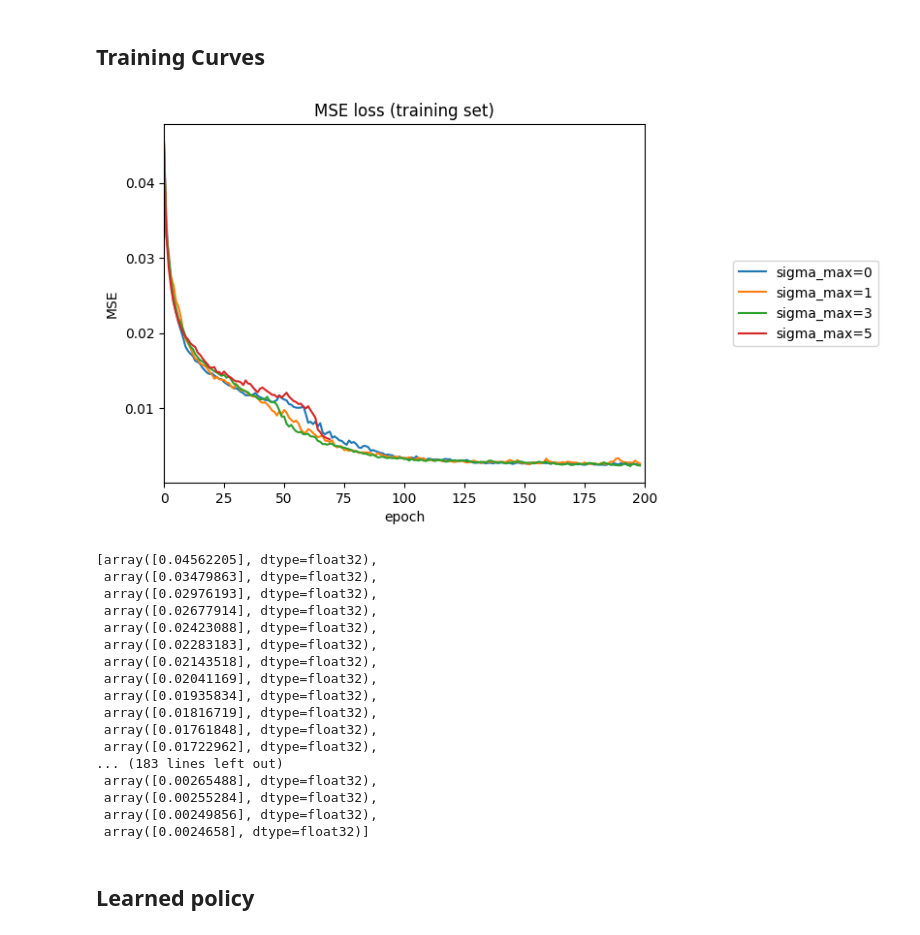
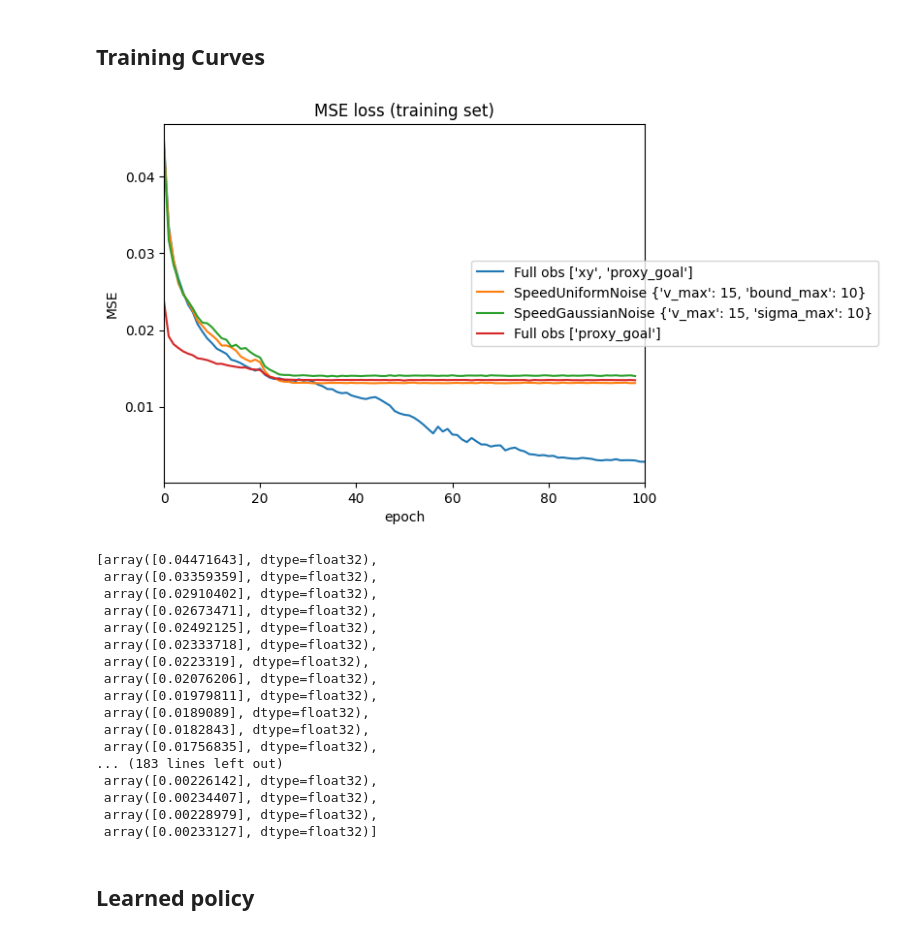
Before and after one commit to clemgris/imitation_gap_waymax, a Jupyter notebook: notebooks/vis_policy.ipynb, the cells around one changed output. Cells and saved outputs as stored; diff of their text form; code cells hidden in the pictures.

```diff
--- a/notebooks/vis_policy.ipynb
+++ b/notebooks/vis_policy.ipynb
@@ -52,7 +51,7 @@ from utils.viz import plot_observation_with_mask, plot_observation_with_goal
 load_folder = '/data/draco/cleain/imitation_gap_waymax/logs'
 expe_num_list = [
                 #  '20240209_172010', # full obs
-                #  '20240221_162658', # full obs (with new dataloader)
+                 '20240221_162658', # full obs (with new dataloader)
 
                 #  '20240216_174011', # r=20 alpha=pi/8
                 #  '20240216_222155', # r=20 alpha=pi/4
@@ -84,10 +83,15 @@ expe_num_list = [
                 # '20240221_091940', # r=100 alpha=pi
                 # '20240221_142503', # r=100 alpha=2*pi
 
-                '20240221_162536', # Gaussian noise sigma_max=0
-                '20240222_000858', # Gaussian noise sigma_max=1
-                '20240222_042658', # Gaussian noise sigma_max=3
-                '20240222_084617', # Gaussian noise sigma_max=5
+                # '20240221_162536', # Gaussian noise sigma_max=0
+                # '20240222_000858', # Gaussian noise sigma_max=1
+                # '20240222_042658', # Gaussian noise sigma_max=3
+                # '20240222_084617', # Gaussian noise sigma_max=5
+
+                '20240222_140648', # Uniform noise bound_max=10
+                '20240222_140537', # Gaussian noise sigma_max=10
+
+                '20240222_121936', # Only proxy goal
                  ]
 
 config_list = []
@@ -96,7 +100,7 @@ for expe_num in expe_num_list:
         config = json.load(file)
         config_list.append(config)
 
-n_epochs_list = [199] * (len(expe_num_list) - 1) + [70]
+n_epochs_list = [199] + [99] * (len(expe_num_list) - 1)
 # %% [markdown]
 ## Training Curves
 # %%
@@ -126,41 +130,40 @@ for ii, training_dict in enumerate(training_dict_list):
 # %%
 import matplotlib.pyplot as plt
 
 for ii, (X, losses) in enumerate(zip(X_list, losses_list)):
     config = config_list[ii]
     if 'obs_mask_kwargs' not in config.keys() or config['obs_mask_kwargs'] is None:
-        label = 'Full obs'
+        label = f"Full obs {config['feature_extractor_kwargs']['keys']}"
     else:
-        # label = f'r={config["obs_mask_kwargs"]["radius"]} $alpha$={config["obs_mask_kwargs"]["angle_min"]:.4f}'
-        label = f'sigma_max={config["obs_mask_kwargs"]["sigma_max"]}'
+        label = f"{config['obs_mask']} {config['obs_mask_kwargs']}"
     plt.plot(X, losses, label=label)
     plt.title('MSE loss (training set)')
     plt.ylabel('MSE')
     plt.xlabel('epoch')
-plt.xlim(0, 200)
+plt.xlim(0, 100)
 plt.legend(loc='center right', bbox_to_anchor=(1.5, 0.5));
 # %% [output]
-[figure, old version]
+[figure, new version]
 # %%
 losses_list[0]
 # %% [output]
-[array([0.04562205], dtype=float32),
- array([0.03479863], dtype=float32),
- array([0.02976193], dtype=float32),
- array([0.02677914], dtype=float32),
- array([0.02423088], dtype=float32),
- array([0.02283183], dtype=float32),
- array([0.02143518], dtype=float32),
- array([0.02041169], dtype=float32),
- array([0.01935834], dtype=float32),
- array([0.01816719], dtype=float32),
- array([0.01761848], dtype=float32),
- array([0.01722962], dtype=float32),
+[array([0.04471643], dtype=float32),
+ array([0.03359359], dtype=float32),
+ array([0.02910402], dtype=float32),
+ array([0.02673471], dtype=float32),
+ array([0.02492125], dtype=float32),
+ array([0.02333718], dtype=float32),
+ array([0.0223319], dtype=float32),
+ array([0.02076206], dtype=float32),
+ array([0.01979811], dtype=float32),
+ array([0.0189089], dtype=float32),
+ array([0.0182843], dtype=float32),
+ array([0.01756835], dtype=float32),
 ... (183 lines left out)
- array([0.00265488], dtype=float32),
- array([0.00255284], dtype=float32),
- array([0.00249856], dtype=float32),
- array([0.0024658], dtype=float32)]
+ array([0.00226142], dtype=float32),
+ array([0.00234407], dtype=float32),
+ array([0.00228979], dtype=float32),
+ array([0.00233127], dtype=float32)]
 # %%
 X = np.arange(n_epochs)
 
```
Also changed, not shown: parts of 2 cells of this notebook.
